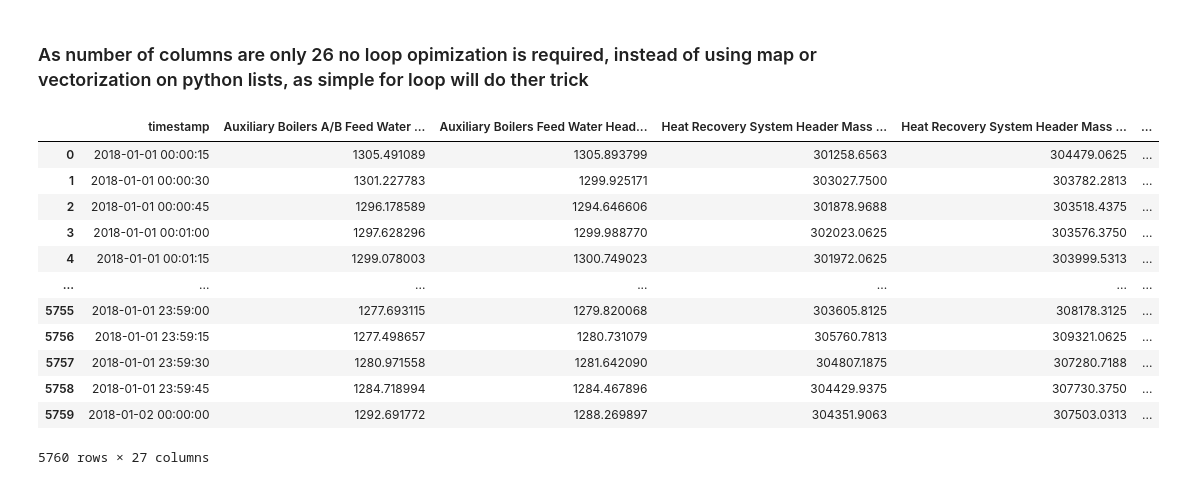
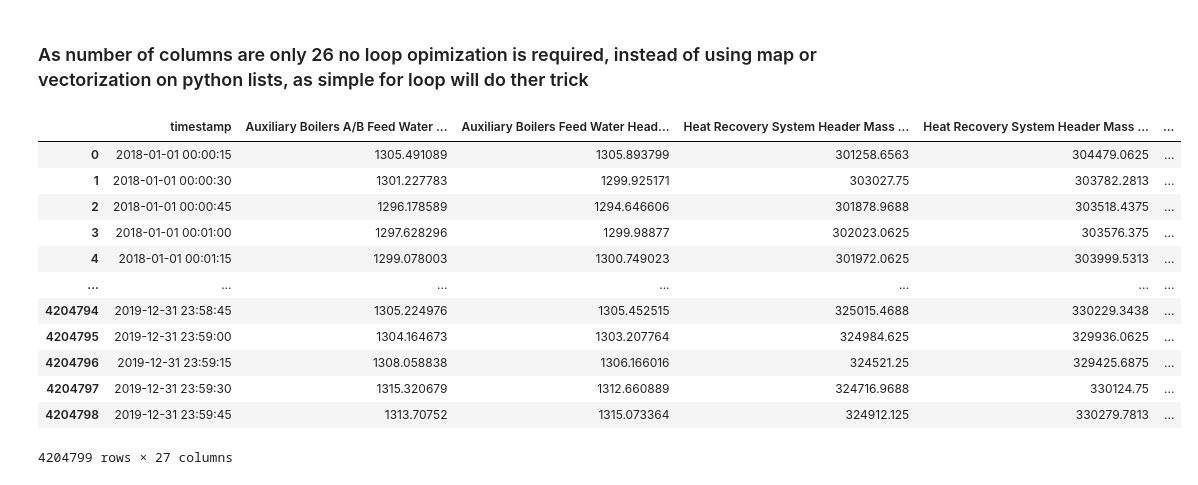
Before and after one commit to sonalS2210/mechademy-hiring-challenge, a Jupyter notebook: data_extraction.ipynb, the cells around one changed output. Saved outputs shown, nothing was run; the diff lists cells and outputs as text; code cells hidden in the pictures.

Commit message:
Update to read all documents foreach sensor

```diff
--- a/data_extraction.ipynb
+++ b/data_extraction.ipynb
@@ -51,3 +53,14 @@ sensor_data.find_one({"sensor_name":'Motor Voltage'}, {"data":1})["data"]
 #### each unit of list in data has two set of variables one is the timestamp and the other is that specifc sensot values
 # %% [markdown]
 ## Initial analysis to check how to combine columns
+# %%
+cursor = sensor_data.find({"sensor_name":'Motor Voltage'},
+                                    {"data":1})
+
+pd_df = pd.DataFrame(columns=["timestamp",'value'])
+
+for doc in cursor:
+    temp_df = pd.DataFrame(doc['data'], columns=["timestamp",'value'])
+    pd_df = pd.concat([pd_df, temp_df])
+
+pd_df.sort_values(by='timestamp').reset_index(drop=True)
@@ -92,0 +113,13 @@ df1.head()
+# %%
+cursor = sensor_data.find({"sensor_name":'Motor Voltage'},
+                                    {"data":1})
+
+pd_df = pd.DataFrame(columns=["timestamp"])
+
+for doc in cursor:
+    temp_df = pd.DataFrame(doc['data'], columns=["timestamp",'value'])[['timestamp']]
+    pd_df = pd.concat([pd_df, temp_df])
+
+pd_df.sort_values(by='timestamp').reset_index(drop=True)
+
+pd_df.head()
@@ -100,24 +144,33 @@ len(column_names)
 ### As number of columns are only 26 no loop opimization is required, instead of using map or vectorization on python lists, as simple for loop will do ther trick
 # %%
 for col in column_names:
-    df2 = pd.DataFrame(sensor_data.find_one({"sensor_name":col},
-                                    {"data":1})["data"],
-                                    columns=["timestamp",'value']).rename(columns ={"value":col})
+    cursor = sensor_data.find({"sensor_name":col},
+                                    {"data":1})
 
-    df1 =df1.merge(df2, on='timestamp')
+    col_df = pd.DataFrame(columns=["timestamp",'value'])
 
-df1
+    for doc in cursor:
+        temp_df = pd.DataFrame(doc['data'], columns=["timestamp",'value'])
+        col_df = pd.concat([col_df, temp_df])
+
+    col_df = col_df.sort_values(by='timestamp').reset_index(drop=True).rename(columns ={"value":col})
+
+
+
+    pd_df = pd_df.merge(col_df, on='timestamp')
+
+pd_df
 # %% [output]
 |  | timestamp | Auxiliary Boilers A/B Feed Water ... | Auxiliary Boilers Feed Water Head... | Heat Recovery System Header Mass ... | Heat Recovery System Header Mass ... | ... |
 | 0 | 2018-01-01 00:00:15 | 1305.491089 | 1305.893799 | 301258.6563 | 304479.0625 | ... |
-| 1 | 2018-01-01 00:00:30 | 1301.227783 | 1299.925171 | 303027.7500 | 303782.2813 | ... |
+| 1 | 2018-01-01 00:00:30 | 1301.227783 | 1299.925171 | 303027.75 | 303782.2813 | ... |
 | 2 | 2018-01-01 00:00:45 | 1296.178589 | 1294.646606 | 301878.9688 | 303518.4375 | ... |
-| 3 | 2018-01-01 00:01:00 | 1297.628296 | 1299.988770 | 302023.0625 | 303576.3750 | ... |
+| 3 | 2018-01-01 00:01:00 | 1297.628296 | 1299.98877 | 302023.0625 | 303576.375 | ... |
 | 4 | 2018-01-01 00:01:15 | 1299.078003 | 1300.749023 | 301972.0625 | 303999.5313 | ... |
 | ... | ... | ... | ... | ... | ... | ... |
-| 5755 | 2018-01-01 23:59:00 | 1277.693115 | 1279.820068 | 303605.8125 | 308178.3125 | ... |
-| 5756 | 2018-01-01 23:59:15 | 1277.498657 | 1280.731079 | 305760.7813 | 309321.0625 | ... |
-| 5757 | 2018-01-01 23:59:30 | 1280.971558 | 1281.642090 | 304807.1875 | 307280.7188 | ... |
-| 5758 | 2018-01-01 23:59:45 | 1284.718994 | 1284.467896 | 304429.9375 | 307730.3750 | ... |
-| 5759 | 2018-01-02 00:00:00 | 1292.691772 | 1288.269897 | 304351.9063 | 307503.0313 | ... |
+| 4204794 | 2019-12-31 23:58:45 | 1305.224976 | 1305.452515 | 325015.4688 | 330229.3438 | ... |
+| 4204795 | 2019-12-31 23:59:00 | 1304.164673 | 1303.207764 | 324984.625 | 329936.0625 | ... |
+| 4204796 | 2019-12-31 23:59:15 | 1308.058838 | 1306.166016 | 324521.25 | 329425.6875 | ... |
+| 4204797 | 2019-12-31 23:59:30 | 1315.320679 | 1312.660889 | 324716.9688 | 330124.75 | ... |
+| 4204798 | 2019-12-31 23:59:45 | 1313.70752 | 1315.073364 | 324912.125 | 330279.7813 | ... |
-5760 rows × 27 columns
+4204799 rows × 27 columns
```
Also changed, not shown: parts of 10 cells of this notebook.
